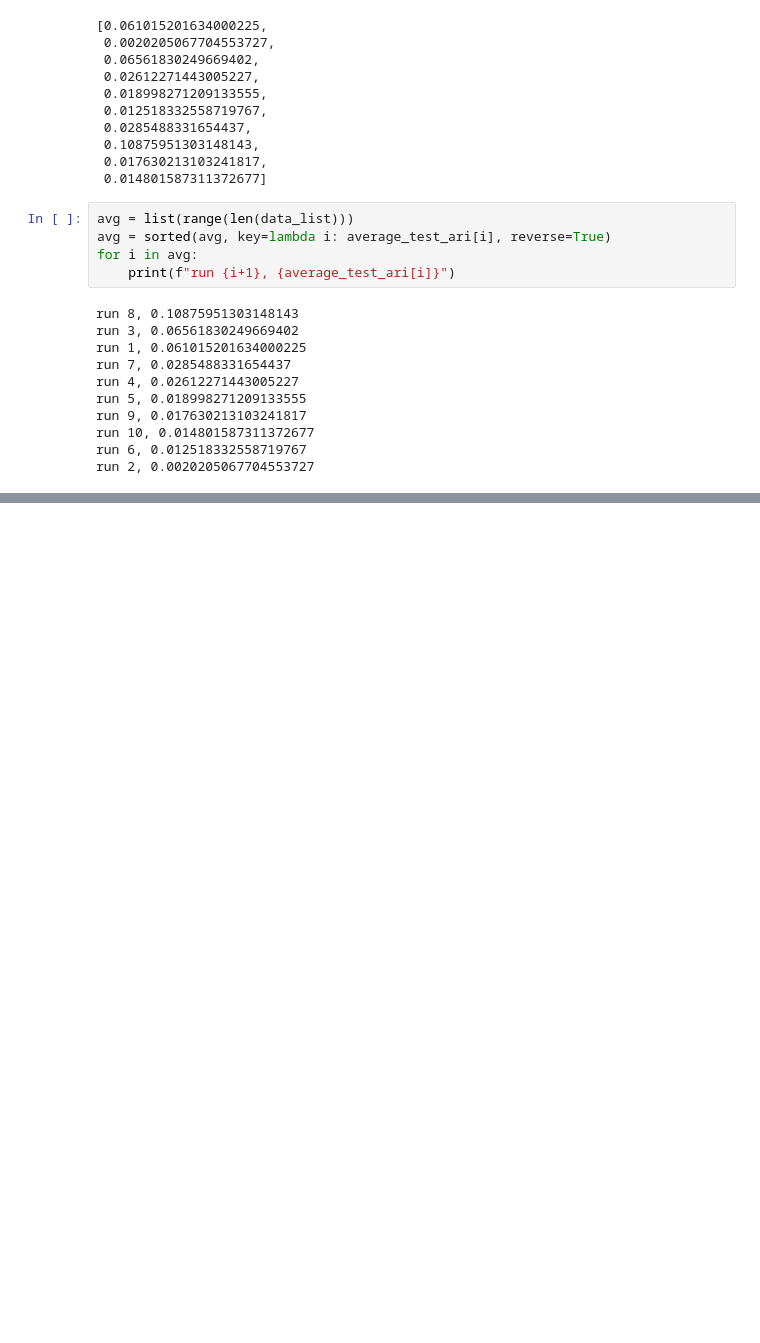
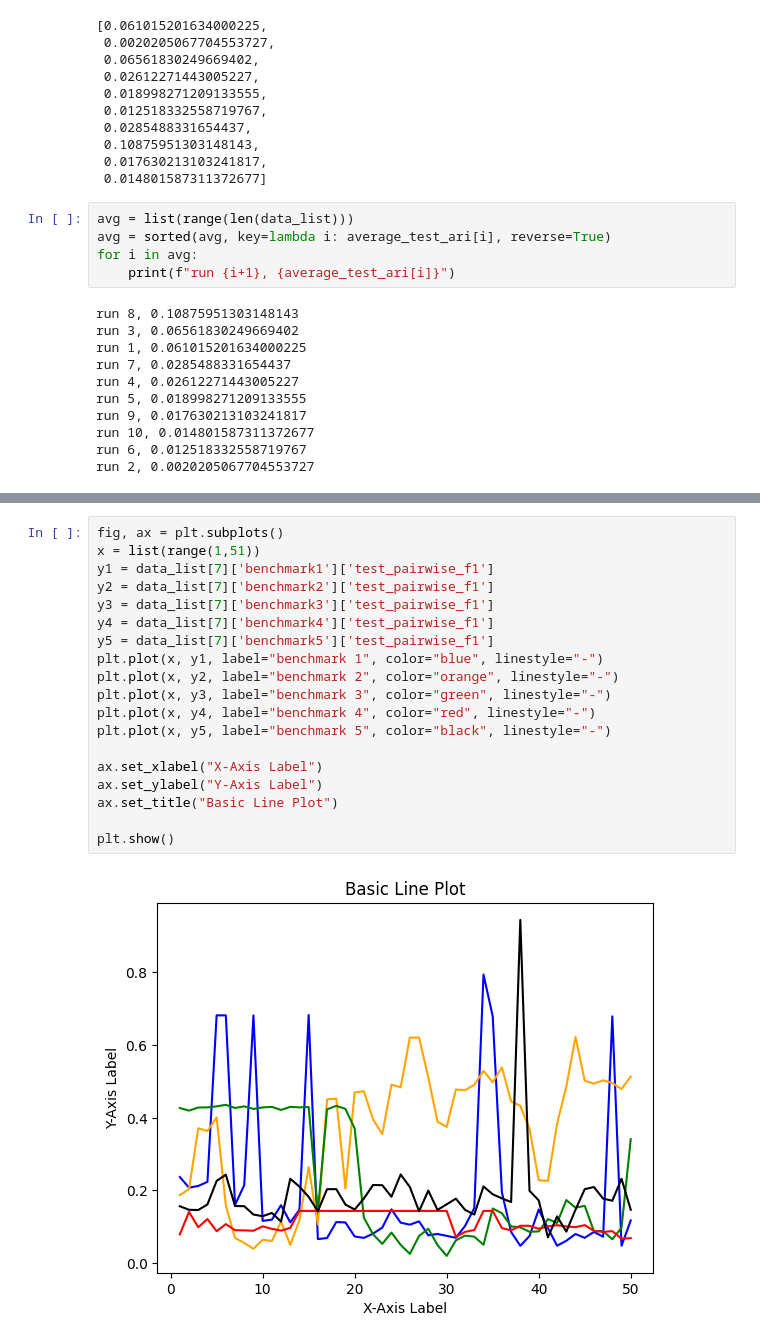
Before and after one commit to Kalamojo/HGDE, a Jupyter notebook: experiments/hyper_results/inspect_hypers.ipynb, the cells around one changed output, grey strips where cells are left out. Cells and saved outputs as stored; diff of their text form; blank space fills up the shorter version.

```diff
--- a/experiments/hyper_results/inspect_hypers.ipynb
+++ b/experiments/hyper_results/inspect_hypers.ipynb
@@ -291,0 +317,21 @@ run 2, 0.0020205067704553727
+# %%
+fig, ax = plt.subplots()
+x = list(range(1,51))
+y1 = data_list[7]['benchmark1']['test_pairwise_f1']
+y2 = data_list[7]['benchmark2']['test_pairwise_f1']
+y3 = data_list[7]['benchmark3']['test_pairwise_f1']
+y4 = data_list[7]['benchmark4']['test_pairwise_f1']
+y5 = data_list[7]['benchmark5']['test_pairwise_f1']
+plt.plot(x, y1, label="benchmark 1", color="blue", linestyle="-")
+plt.plot(x, y2, label="benchmark 2", color="orange", linestyle="-")
+plt.plot(x, y3, label="benchmark 3", color="green", linestyle="-")
+plt.plot(x, y4, label="benchmark 4", color="red", linestyle="-")
+plt.plot(x, y5, label="benchmark 5", color="black", linestyle="-")
+
+ax.set_xlabel("X-Axis Label")
+ax.set_ylabel("Y-Axis Label")
+ax.set_title("Basic Line Plot")
+
+plt.show()
+# %% [output]
+[figure, added]
```
Also changed, not shown: parts of 16 cells of this notebook, 8 other files.
